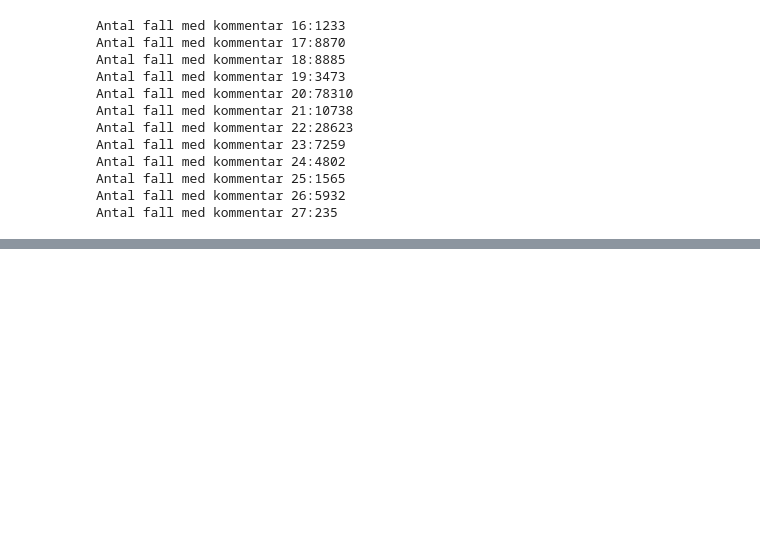
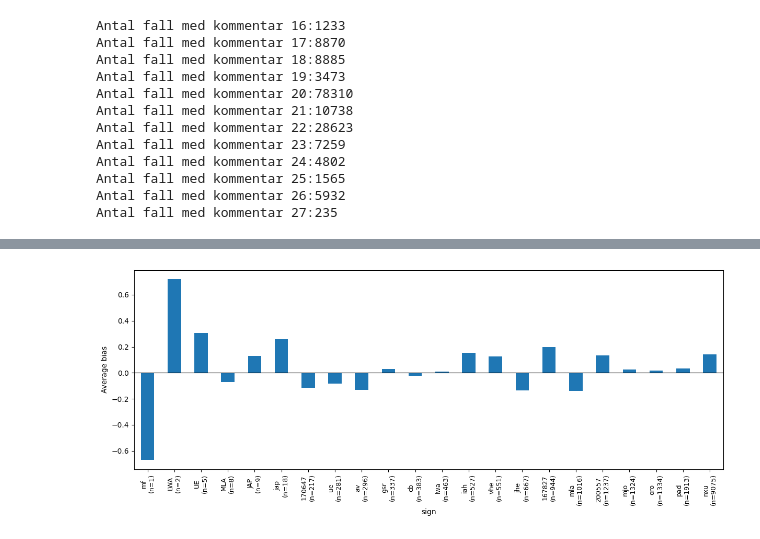
Before and after one commit to andreasjak/MSc26_Assar, a Jupyter notebook: networks/inflamation.ipynb, the cells around one changed output, grey strips where cells are left out. Drawn from its saved outputs; the diff is of its cells as text; code cells hidden in the pictures; blank space fills up the shorter version.

```diff
--- a/networks/inflamation.ipynb
+++ b/networks/inflamation.ipynb
@@ -335,10 +340,18 @@ Saved PyTorch Model State to inflammation_model.pth
 
 model.load_state_dict(torch.load("inflammation_model.pth", weights_only=True))
 
-mae,_,all_predictions,all_labels = test(val_dataloader,model,loss_fn)
+mae,_,all_predictions,all_labels,all_ids = test(val_dataloader,model,loss_fn)
 
 all_predictions = all_predictions.detach().cpu().numpy()
 all_labels = all_labels.detach().cpu().numpy()
+all_ids = all_ids.numpy()
+
+result_df = pd.DataFrame({
+    'severity': all_labels,
+    'prediction': all_predictions
+}, index=all_ids)
+if 'severity' not in df.columns:
+    df = df.join(result_df, how='left')
 
 no_bad_predictions = (np.abs(all_predictions - all_labels) > 1 ).sum()
 no_very_bad_predictions = (np.abs(all_predictions - all_labels) > 2 ).sum()
@@ -355,7 +368,7 @@ print(f"Number of false negatives: {false_negatives} ({100*(false_negatives/len(
 print(f"The bias is: {np.mean(all_predictions - all_labels)}")
 
 for i in range(10):
-    no_predicted = sum(all_predictions == i)
-    true_amount = sum(all_labels == i)
-    print(f"inflammation level: {i} | no predicted: {no_predicted} | true amount: {true_amount}")
+    no_predicted = sum(np.abs(all_predictions - i) < 1)
+    true_amount = sum(np.abs(all_labels - i < 1))
+    print(f"inflammation level: {i} | predicted amount within 1 unit: {no_predicted} | true amount within 1 unit: {true_amount}")
 # %% [output]
@@ -378 +391,23 @@ inflammation level: 9 | no predicted: 0 | true amount: 28
+# %%
+# Analys av hur träningen gick
+import matplotlib.pyplot as plt
+
+result = df[df['severity'].notna() & df['prediction'].notna()].copy()
+result['error'] = (result['prediction'] - result['severity'])
+
+summary = pd.DataFrame({
+    'antal': result.groupby('sign').size(),
+    'bias': result.groupby('sign')['error'].mean()
+}).sort_values('antal', ascending=False)
+
+summary_sorted = summary.sort_values('antal')
+labels = [f"{sign}\n(n={int(antal)})" for sign, antal in zip(summary_sorted.index, summary_sorted['antal'])]
+summary_sorted['bias'].plot(kind='bar', figsize=(12,5))
+plt.xticks(range(len(labels)), labels, fontsize=9)
+plt.axhline(0, color='black', linewidth=0.8)
+plt.tight_layout()
+plt.ylabel("Average bias")
+plt.show()
+# %% [output]
+[figure, added]
 # %%
```
Also changed, not shown: parts of 6 cells of this notebook, 3 other files.
